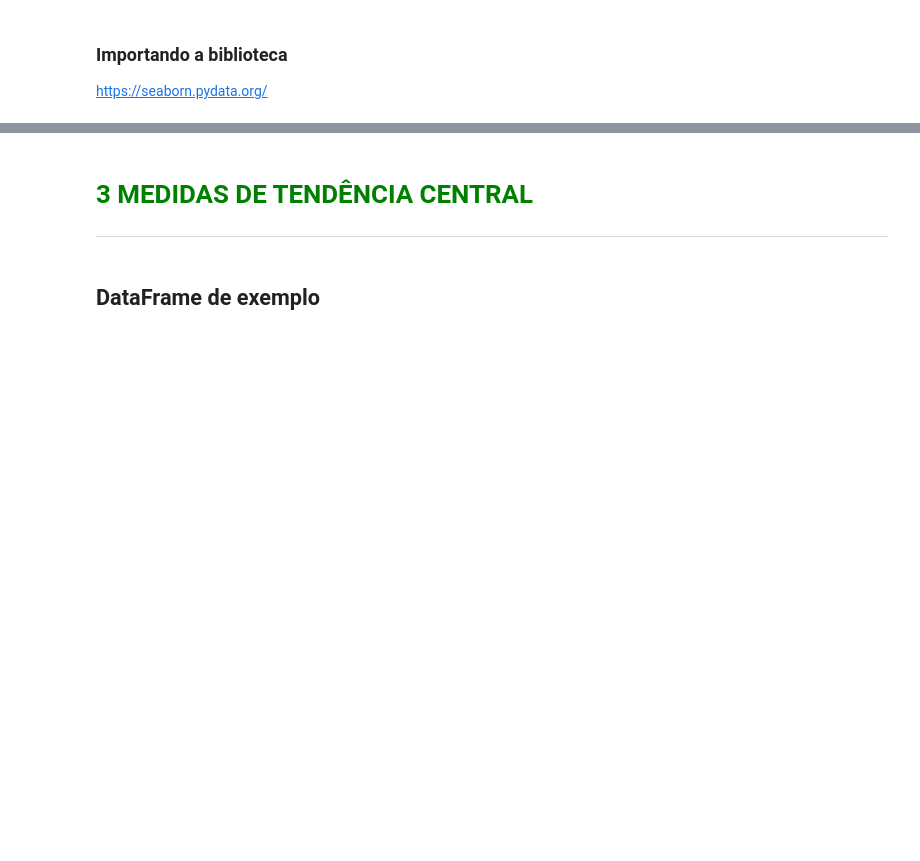
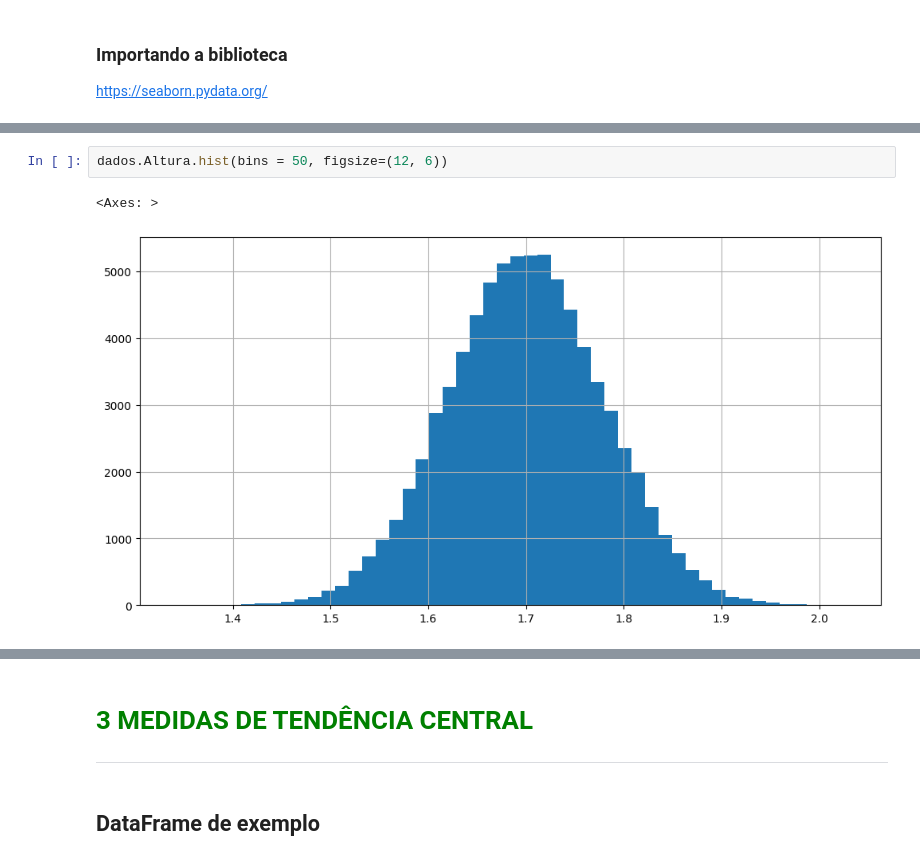
Before and after one commit to Andrebarbosalima/estatistica-com-Python-frequencias-e-medidas, a Jupyter notebook: Curso_de_Estatística_Parte_1.ipynb, the cells around one changed output, grey strips where cells are left out. Cells and saved outputs as stored; diff of their text form; blank space fills up the shorter version.

```diff
--- a/Curso_de_Estatística_Parte_1.ipynb
+++ b/Curso_de_Estatística_Parte_1.ipynb
@@ -280,0 +546,5 @@ https://seaborn.pydata.org/
+# %%
+dados.Altura.hist(bins = 50, figsize=(12, 6))
+# %% [output]
+<Axes: >
+[figure, added]
```
Also changed, not shown: parts of 35 cells of this notebook.
